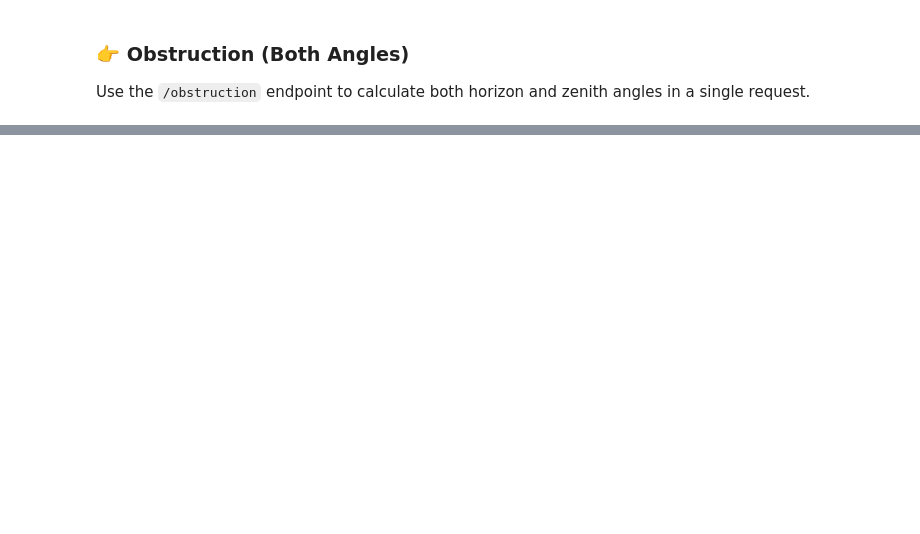
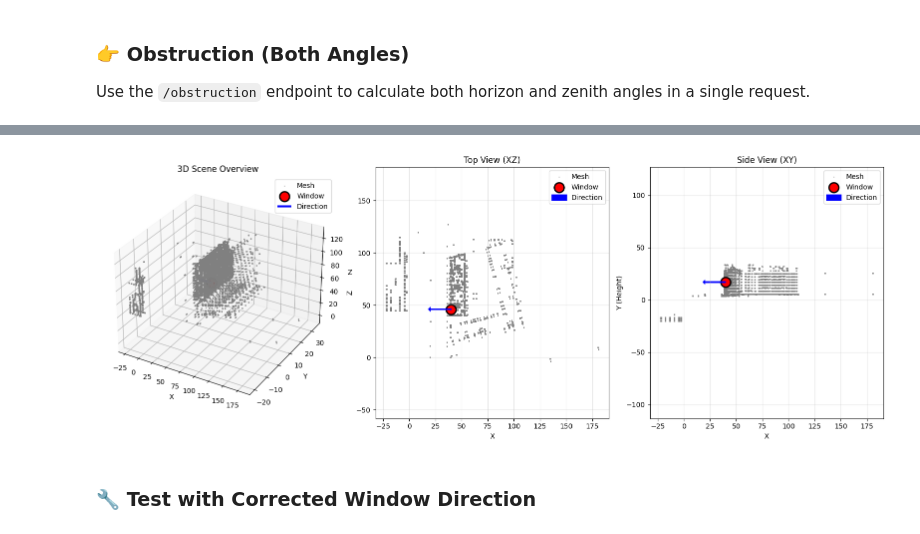
Before and after one commit to upskiller-xyz/server_obstruction, a Jupyter notebook: example/demo.ipynb, the cells around one changed output, grey strips where cells are left out. Cells and saved outputs as stored; diff of their text form; code cells hidden in the pictures; blank space fills up the shorter version.

```diff
--- a/example/demo.ipynb
+++ b/example/demo.ipynb
@@ -192,0 +369,56 @@ else:
+# %%
+# Visualize direction vector and mesh positioning
+fig = plt.figure(figsize=(16, 6))
+
+# 3D view
+ax1 = fig.add_subplot(131, projection='3d')
+window_pos = np.array([real_data['x'], real_data['y'], real_data['z']])
+mesh_vertices = np.array(real_data['mesh'])
+
+# Plot mesh
+ax1.scatter(mesh_vertices[:, 0], mesh_vertices[:, 1], mesh_vertices[:, 2],
+            c='gray', alpha=0.3, s=1, label='Mesh')
+# Plot window
+ax1.scatter(*window_pos, c='red', s=200, marker='o', label='Window', edgecolors='black', linewidths=2)
+# Plot direction vector
+direction_end = window_pos + direction * 20
+ax1.quiver(*window_pos, *direction*20, color='blue', arrow_length_ratio=0.2, linewidth=3, label='Direction')
+
+ax1.set_xlabel('X')
+ax1.set_ylabel('Y')
+ax1.set_zlabel('Z')
+ax1.legend()
+ax1.set_title('3D Scene Overview')
+
+# Top view (XZ plane)
+ax2 = fig.add_subplot(132)
+ax2.scatter(mesh_vertices[:, 0], mesh_vertices[:, 2], c='gray', alpha=0.3, s=1, label='Mesh')
+ax2.scatter(window_pos[0], window_pos[2], c='red', s=200, marker='o', label='Window', edgecolors='black', linewidths=2)
+ax2.arrow(window_pos[0], window_pos[2], direction[0]*20, direction[2]*20,
+          head_width=2, head_length=1, fc='blue', ec='blue', linewidth=2, label='Direction')
+ax2.set_xlabel('X')
+ax2.set_ylabel('Z')
+ax2.legend()
+ax2.set_title('Top View (XZ)')
+ax2.grid(True, alpha=0.3)
+ax2.axis('equal')
+
+# Side view (XY plane)
+ax3 = fig.add_subplot(133)
+ax3.scatter(mesh_vertices[:, 0], mesh_vertices[:, 1], c='gray', alpha=0.3, s=1, label='Mesh')
+ax3.scatter(window_pos[0], window_pos[1], c='red', s=200, marker='o', label='Window', edgecolors='black', linewidths=2)
+ax3.arrow(window_pos[0], window_pos[1], direction[0]*20, direction[1]*20,
+          head_width=2, head_length=1, fc='blue', ec='blue', linewidth=2, label='Direction')
+ax3.set_xlabel('X')
+ax3.set_ylabel('Y (Height)')
+ax3.legend()
+ax3.set_title('Side View (XY)')
+ax3.grid(True, alpha=0.3)
+ax3.axis('equal')
+
+plt.tight_layout()
+plt.show()
+# %% [output]
+[figure, added]
+# %% [markdown]
+### 🔧 Test with Corrected Window Direction
```
Also changed, not shown: parts of 20 cells of this notebook, 17 other files.
